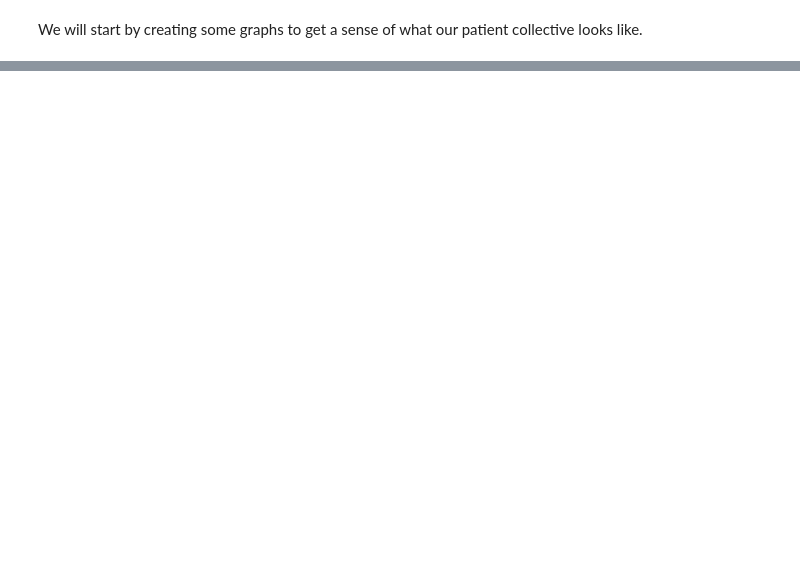
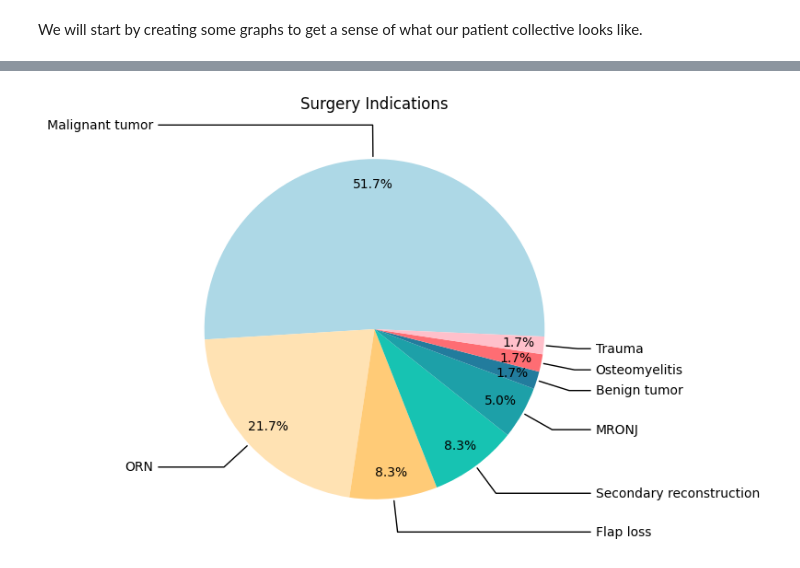
Before and after one commit to philipp-lampert/mymandible, a Jupyter notebook: data_science/02_data_exploration.ipynb, the cells around one changed output, grey strips where cells are left out. Cells and saved outputs as stored; diff of their text form; code cells hidden in the pictures; blank space fills up the shorter version.

```diff
--- a/data_science/02_data_exploration.ipynb
+++ b/data_science/02_data_exploration.ipynb
@@ -117,3 +134,43 @@ plt.show()
+# %%
+indication_counts = df['indication'].value_counts()
+indication_counts = indication_counts.sort_values(ascending=False)
+colors = ['lightblue', '#ffe2b3', '#ffcb77', '#17c3b2', '#1da0a8', '#227c9d', '#fe6d73', 'pink']
+
+labels = {
+    'malignant_tumor': 'Malignant tumor',
+    'benign_tumor': 'Benign tumor',
+    'osteoradionecrosis': 'ORN',
+    'secondary_reconstruction': 'Secondary reconstruction',
+    'flap_loss': 'Flap loss',
+    'medication_related_osteonecrosis': 'MRONJ',
+    'osteomyelitis': 'Osteomyelitis',
+    'trauma': 'Trauma'
+}
+
+indication_counts = indication_counts.rename(labels)
+labels = indication_counts.index
+
+plt.figure(figsize=(8, 6))
+wedges, texts, autotexts = plt.pie(indication_counts, autopct='%1.1f%%', startangle=-2.5, pctdistance=0.85, colors=colors)
+
+# Customize the labels outside the pie
+kw = dict(arrowprops=dict(arrowstyle="-"), zorder=0, va="center")
+
+for i, p in enumerate(wedges):
+    ang = (p.theta2 - p.theta1) / 2.0 + p.theta1
+    y = np.sin(np.deg2rad(ang))
+    x = np.cos(np.deg2rad(ang))
+    horizontalalignment = {-1: "right", 1: "left"}[int(np.sign(x))]
+    connectionstyle = f"angle,angleA=0,angleB={ang}"
+    kw["arrowprops"].update({"connectionstyle": connectionstyle})
+
+    # Adjust the label position for better visibility
+    plt.annotate(labels[i], (x, y), xytext=(1.3*np.sign(x), 1.2*y), horizontalalignment=horizontalalignment, **kw)
+
+plt.title('Surgery Indications')
+plt.show()
+# %% [output]
+[figure, added]
 # %%
 comorbidity_counts = {}
 
```
Also changed, not shown: parts of 17 cells of this notebook.
